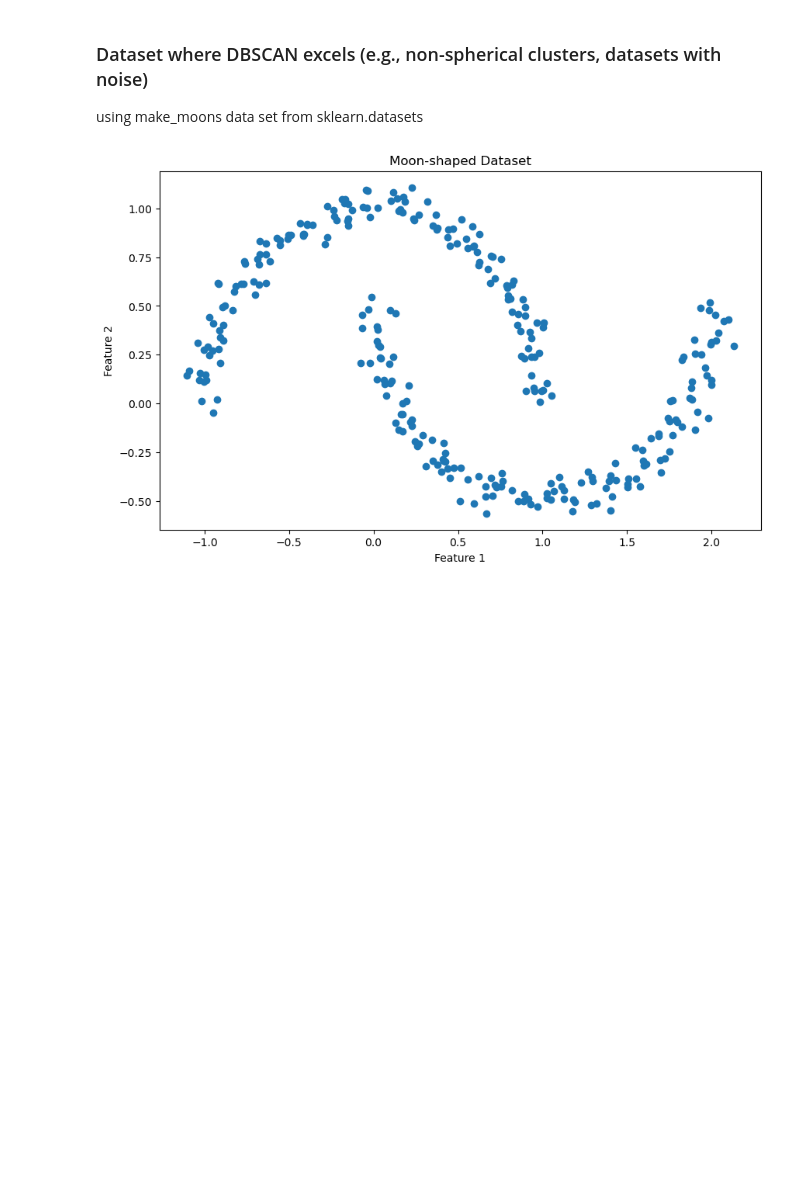
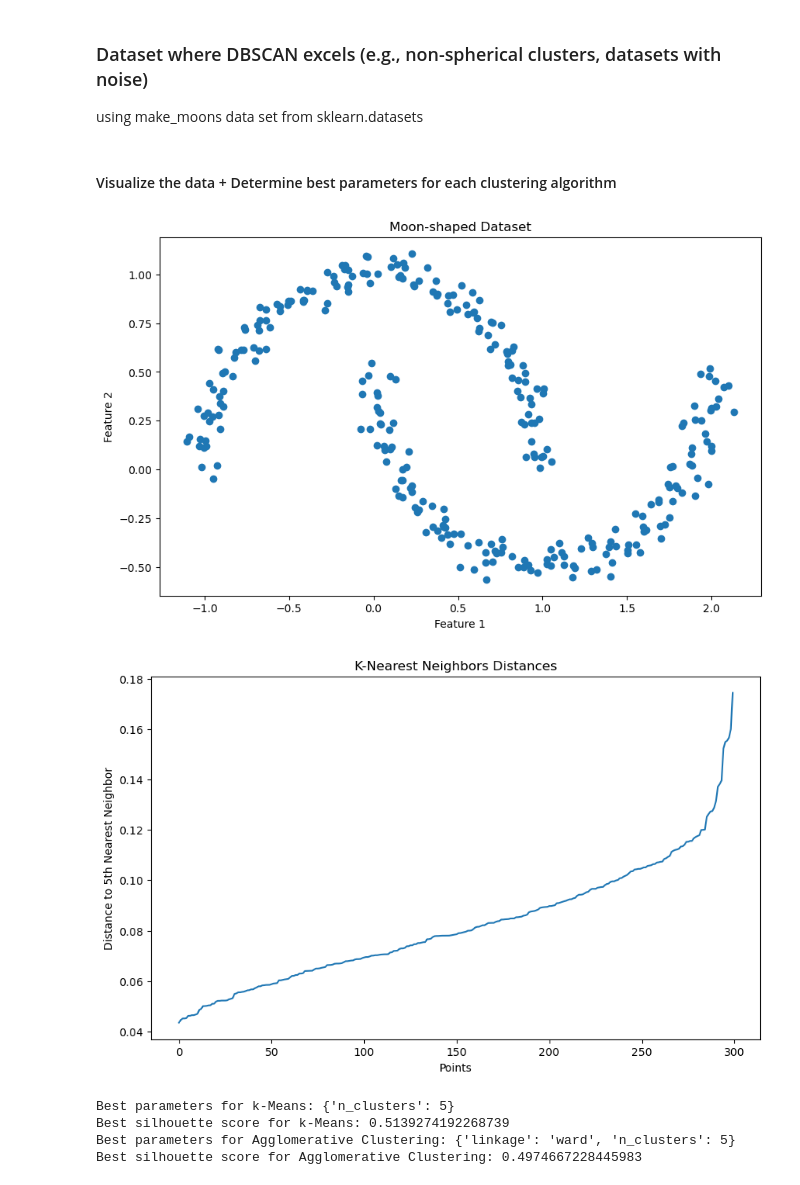
Before and after one commit to nnguyen2255/BINF-5507-Materials, a Jupyter notebook: Assignment3/DBSCAN.ipynb, the cells around one changed output. Drawn from its saved outputs; the diff is of its cells as text; code cells hidden in the pictures; blank space fills up the shorter version.

```diff
--- a/Assignment3/DBSCAN.ipynb
+++ b/Assignment3/DBSCAN.ipynb
@@ -42,22 +69,71 @@ make_blobs(n_samples=300, centers=3, cluster_std=[1.0, 2.5, 0.5])
 # %% [markdown]
 ### Dataset where DBSCAN excels (e.g., non-spherical clusters, datasets with noise)
 using make_moons data set from sklearn.datasets
+# %% [markdown]
+#### Visualize the data + Determine best parameters for each clustering algorithm
 # %%
+import numpy as np
 import matplotlib.pyplot as plt
 from sklearn.datasets import make_moons
 from sklearn.cluster import DBSCAN
+from sklearn.cluster import KMeans
+from sklearn.cluster import AgglomerativeClustering
 from sklearn.neighbors import NearestNeighbors
+from sklearn.metrics import silhouette_score
 
 #load data
 moon = make_moons(n_samples=300, noise=0.05, random_state=42)
 x, y = moon
 
 # Visualize the dataset
 plt.figure(figsize=(10, 6))
 plt.scatter(x[:, 0], x[:, 1])
 plt.title('Moon-shaped Dataset')
 plt.xlabel('Feature 1')
 plt.ylabel('Feature 2')
 plt.show()
+
+#DBSCAN: plot k-nearest neighbors to choose epsilon
+neighbors = NearestNeighbors(n_neighbors=5)
+neighbors.fit(x)
+distances, _ = neighbors.kneighbors(x)
+distances = np.sort(distances[:,4])
+plt.figure(figsize=(10, 6))
+plt.plot(distances)
+plt.title('K-Nearest Neighbors Distances')
+plt.xlabel('Points')
+plt.ylabel('Distance to 5th Nearest Neighbor')
+plt.show()
+
+from sklearn.model_selection import GridSearchCV
+
+# Define parameter grids
+param_grid_kmeans = {'n_clusters': [2, 3, 4, 5]}
+param_grid_agg = {'n_clusters': [2, 3, 4, 5], 'linkage': ['ward', 'complete', 'average']}
+
+# Perform grid search for agglomerative clustering
+def custom_silhouette_scorer(estimator, x):
+    labels = estimator.fit_predict(x)
+    return silhouette_score(x, labels)
+
+# Perform grid search for k-Means
+grid_search_kmeans = GridSearchCV(KMeans(random_state=42), param_grid_kmeans, cv=5, scoring=custom_silhouette_scorer)
+grid_search_kmeans.fit(x)
+
+#perform grid search for Agglomerative Clustering
+grid_search_agg = GridSearchCV(AgglomerativeClustering(), param_grid_agg, cv=5, scoring=custom_silhouette_scorer)
+grid_search_agg.fit(x)
+
+# Print best parameters and scores
+print(f"Best parameters for k-Means: {grid_search_kmeans.best_params_}")
+print(f"Best silhouette score for k-Means: {grid_search_kmeans.best_score_}")
+
+print(f"Best parameters for Agglomerative Clustering: {grid_search_agg.best_params_}")
+print(f"Best silhouette score for Agglomerative Clustering: {grid_search_agg.best_score_}")
 # %% [output]
 [figure]
+[figure, added]
+Best parameters for k-Means: {'n_clusters': 5}
+Best silhouette score for k-Means: 0.5139274192268739
+Best parameters for Agglomerative Clustering: {'linkage': 'ward', 'n_clusters': 5}
+Best silhouette score for Agglomerative Clustering: 0.4974667228445983
```
Also changed, not shown: parts of 6 cells of this notebook.
